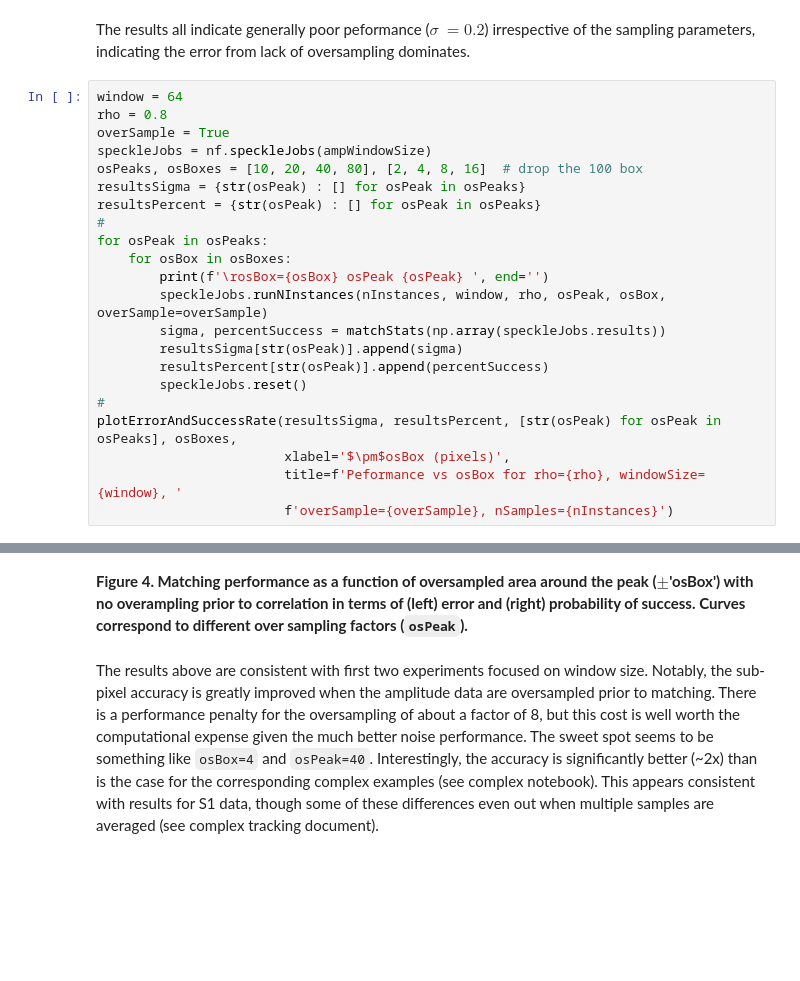
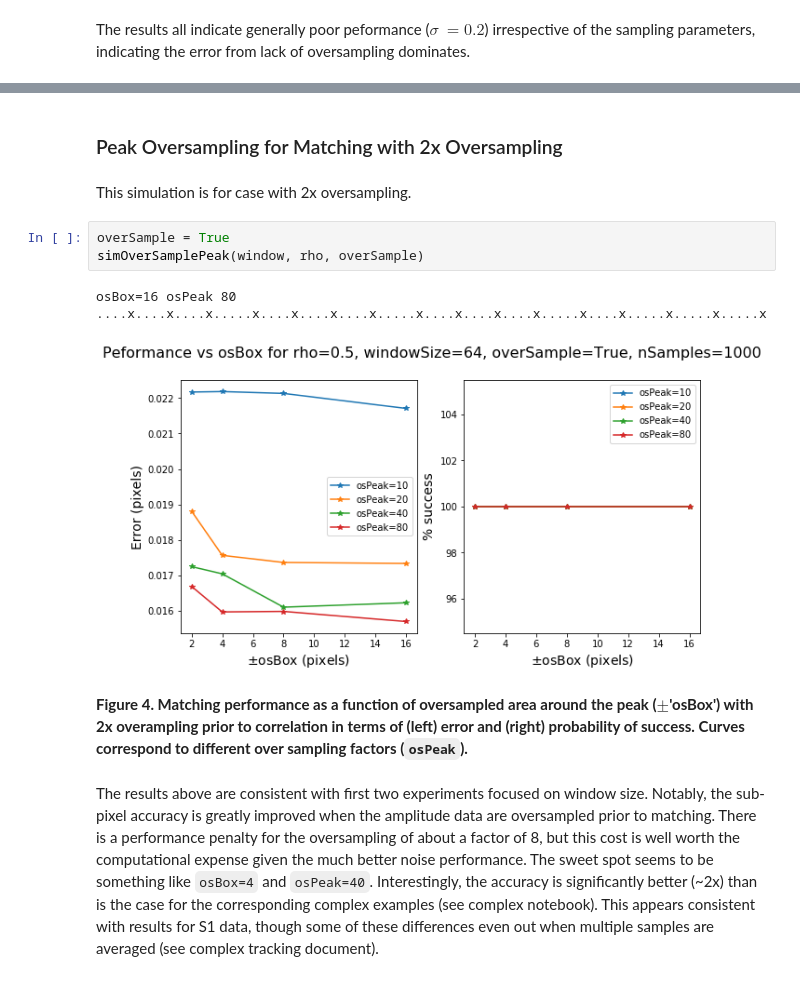
Before and after one commit to fastice/synthetic, a Jupyter notebook: AmplitudeCrossCorrelation.ipynb, the cells around one changed output, grey strips where cells are left out. Cells and saved outputs as stored; diff of their text form; blank space fills up the shorter version.

```diff
--- a/AmplitudeCrossCorrelation.ipynb
+++ b/AmplitudeCrossCorrelation.ipynb
@@ -161,24 +172,2 @@ osBox=16 osPeak 80 ....x....x....x....x....x....x....x....x....x....x....x.....x
 # %% [markdown]
 The results all indicate generally poor peformance ($\sigma~=0.2$) irrespective of the sampling parameters, indicating the error from lack of oversampling dominates.
-# %%
-window = 64
-rho = 0.8
-overSample = True
-speckleJobs = nf.speckleJobs(ampWindowSize)
-osPeaks, osBoxes = [10, 20, 40, 80], [2, 4, 8, 16]  # drop the 100 box
-resultsSigma = {str(osPeak) : [] for osPeak in osPeaks}
-resultsPercent = {str(osPeak) : [] for osPeak in osPeaks}
-#
-for osPeak in osPeaks:
-    for osBox in osBoxes:
-        print(f'\rosBox={osBox} osPeak {osPeak} ', end='')
-        speckleJobs.runNInstances(nInstances, window, rho, osPeak, osBox, overSample=overSample)
-        sigma, percentSuccess = matchStats(np.array(speckleJobs.results))
-        resultsSigma[str(osPeak)].append(sigma)
-        resultsPercent[str(osPeak)].append(percentSuccess)
-        speckleJobs.reset()
-#
-plotErrorAndSuccessRate(resultsSigma, resultsPercent, [str(osPeak) for osPeak in osPeaks], osBoxes,
-                        xlabel='$\pm$osBox (pixels)',
-                        title=f'Peformance vs osBox for rho={rho}, windowSize={window}, '
-                        f'overSample={overSample}, nSamples={nInstances}')
@@ -188,4 +174,14 @@ osBox=16 osPeak 80 ....x....x....x.....x....x....x.....x.....x....x....x.....x..
+# %% [markdown]
+### Peak Oversampling for Matching with 2x Oversampling
+# %% [markdown]
+This simulation is for case with 2x oversampling.
+# %%
+overSample = True
+simOverSamplePeak(window, rho, overSample)
+# %% [output]
+osBox=16 osPeak 80 ....x....x....x.....x....x....x....x.....x....x....x....x.....x....x.....x.....x.....x
+[figure, added]
 # %% [markdown]
-**Figure 4. Matching performance as a function of oversampled area around the peak ($\pm$'osBox') with no overampling prior to correlation in terms of (left) error and (right) probability of success. Curves correspond to different over sampling factors (`osPeak`).**
+**Figure 4. Matching performance as a function of oversampled area around the peak ($\pm$'osBox') with 2x overampling prior to correlation in terms of (left) error and (right) probability of success. Curves correspond to different over sampling factors (`osPeak`).**
 # %% [markdown]
 The results above are consistent with first two experiments focused on window size. Notably, the sub-pixel accuracy is greatly improved when the amplitude data are oversampled prior to matching. There is a performance penalty for the oversampling of about a factor of 8, but this cost is well worth the computational expense given the much better noise performance. The sweet spot seems to be something like `osBox=4` and `osPeak=40`. Interestingly, the accuracy is significantly better (~2x) than is the case for the corresponding complex examples (see complex notebook). This appears consistent with results for S1 data, though some of these differences even out when multiple samples are averaged (see complex tracking document).
```
Also changed, not shown: parts of 34 cells of this notebook, 1 other file.
